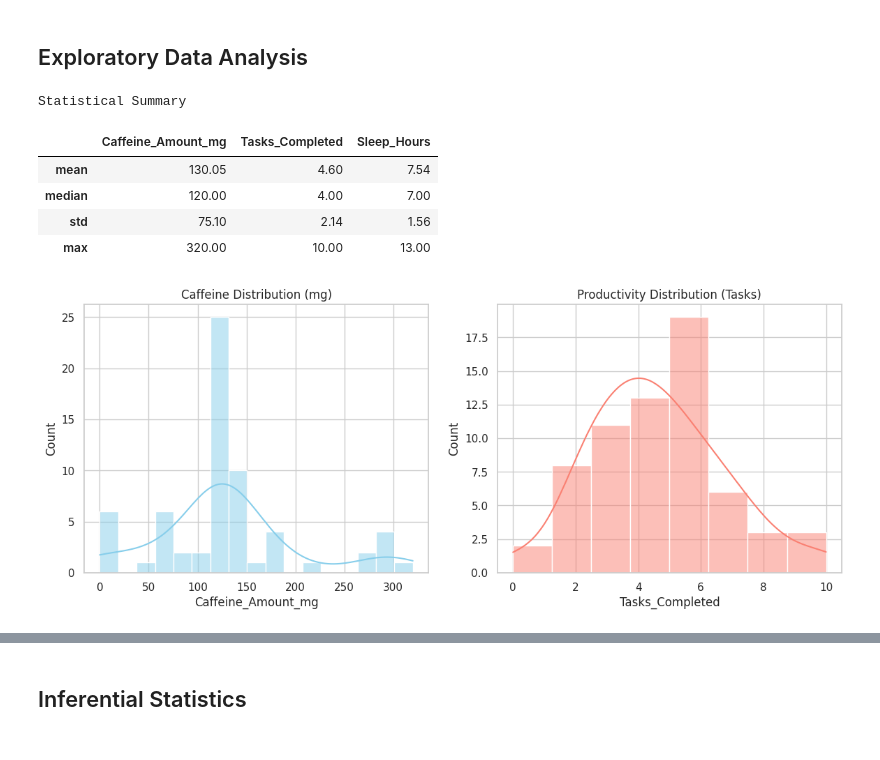
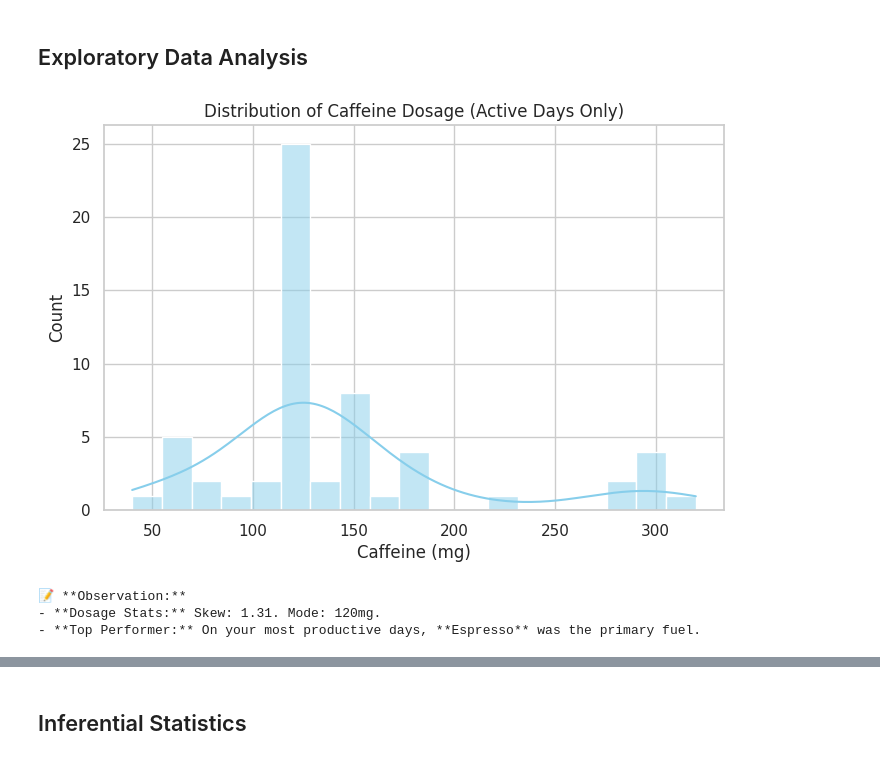
Before and after one commit to rachocr/CCDATSCL_PROJECT, a Jupyter notebook: FINALS_Notebook.ipynb, the cells around one changed output, grey strips where cells are left out. Drawn from its saved outputs; the diff is of its cells as text; code cells hidden in the pictures.

```diff
--- a/FINALS_Notebook.ipynb
+++ b/FINALS_Notebook.ipynb
@@ -196,21 +176,24 @@ Data Cleaning and Preprocessing Completed.
 | 4 | 2025-12-10 | 16 | 120 | Latte | Pickup Coffee | Spanish Latte | Medium | ... |
 # %% [markdown]
 ## Exploratory Data Analysis
-# %%
-print("Statistical Summary")
-summary_stats = df_clean[['Caffeine_Amount_mg', 'Tasks_Completed', 'Sleep_Hours']].agg(['mean', 'median', 'std', 'max']).round(2)
-display(summary_stats)
-# %% [output]
-Statistical Summary
-|  | Caffeine_Amount_mg | Tasks_Completed | Sleep_Hours |
-| mean | 130.05 | 4.60 | 7.54 |
-| median | 120.00 | 4.00 | 7.00 |
-| std | 75.10 | 2.14 | 1.56 |
-| max | 320.00 | 10.00 | 13.00 |
-# %%
-fig, axes = plt.subplots(1, 2, figsize=(14, 5))
-sns.histplot(df_clean['Caffeine_Amount_mg'], kde=True, ax=axes[0], color='skyblue').set_title('Caffeine Distribution (mg)')
-sns.histplot(df_clean['Tasks_Completed'], kde=True, ax=axes[1], color='salmon').set_title('Productivity Distribution (Tasks)')
-plt.show()
-# %% [output]
-[figure, removed]
+# %%
+# CAFFEINE DISTRIBUTION
+plt.figure(figsize=(8, 5))
+sns.histplot(df_clean['Caffeine_Amount_mg'], kde=True, color='skyblue')
+plt.title('Distribution of Caffeine Dosage (Active Days Only)')
+plt.xlabel('Caffeine (mg)')
+plt.show()
+
+type_perf = df_clean.groupby('Type_of_Coffee')['Tasks_Completed'].mean()
+best_coffee = type_perf.idxmax()
+
+print(f"""
+📝 **Observation:**
+- **Dosage Stats:** Skew: {df_clean['Caffeine_Amount_mg'].skew():.2f}. Mode: {df_clean['Caffeine_Amount_mg'].mode()[0]}mg.
+- **Top Performer:** On your most productive days, **{best_coffee}** was the primary fuel.
+""")
+# %% [output]
+[figure, added]
+📝 **Observation:**
+- **Dosage Stats:** Skew: 1.31. Mode: 120mg.
+- **Top Performer:** On your most productive days, **Espresso** was the primary fuel.
```
Also changed, not shown: parts of 18 cells of this notebook.
